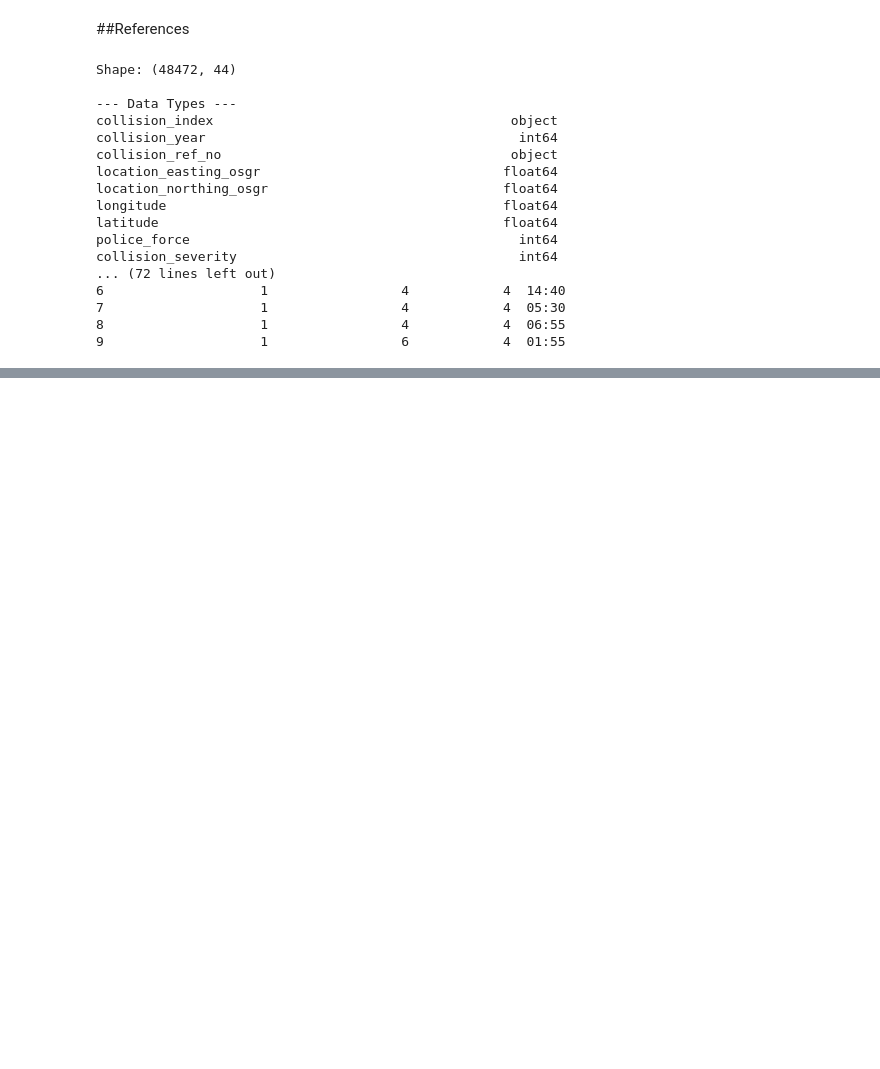
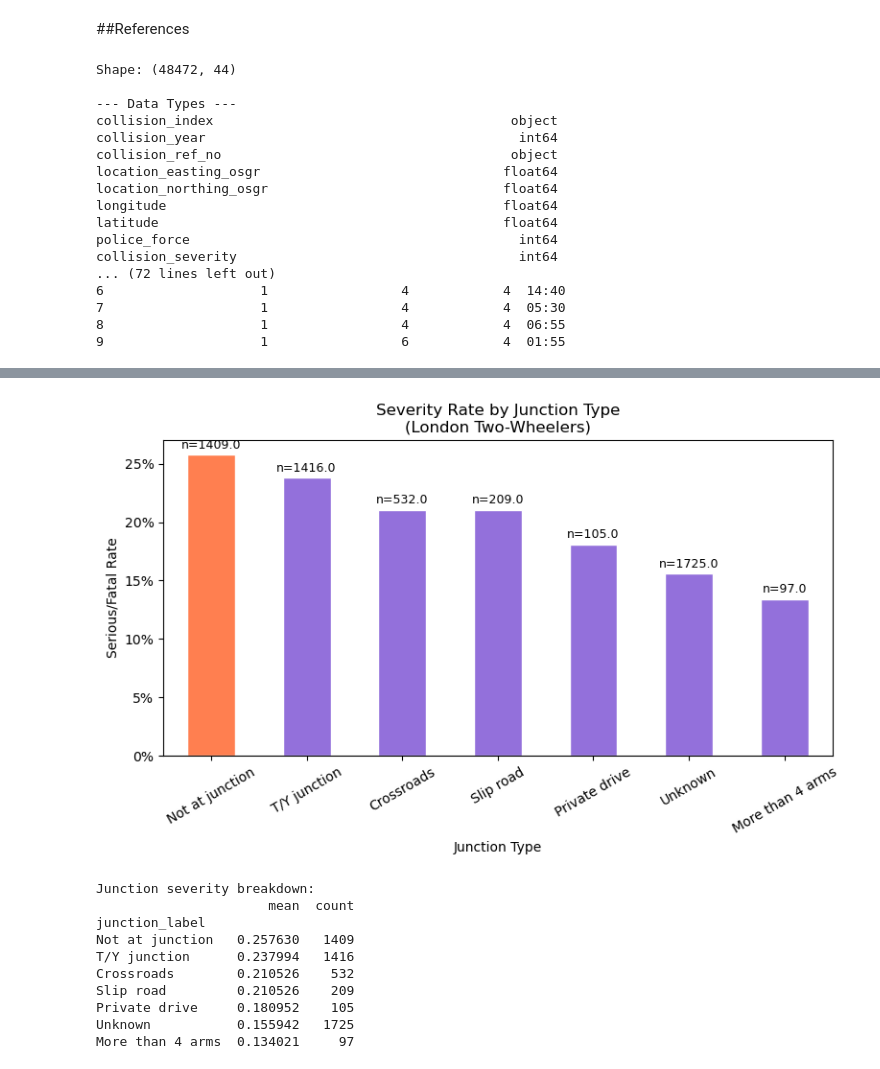
Before and after one commit to siyi-w/DSSS, a Jupyter notebook: as/as.ipynb, the cells around one changed output, grey strips where cells are left out. Saved outputs shown, nothing was run; the diff lists cells and outputs as text; code cells hidden in the pictures; blank space fills up the shorter version.

```diff
--- a/as/as.ipynb
+++ b/as/as.ipynb
@@ -109,7 +109,7 @@ collision_severity                                    int64
 
 # 4.1 Drop ID columns and irrelevant columns
 cols_to_drop = [
-    'collision_index', 'collision_ref_no',          # ID columns
+    'collision_ref_no',          # ID columns
     'location_easting_osgr', 'location_northing_osgr',  # redundant with lat/lon
     'local_authority_district', 'local_authority_ons_district',
     'local_authority_highway', 'local_authority_highway_current',
@@ -444,0 +274,16 @@ print(fi_df.sort_values('Importance', ascending=False).head())
+# %%
+# ============================================================
+# 12. Spatial Join: Add Land Use to Two-Wheeler Collisions
+# ============================================================
+import geopandas as gpd
+from shapely.geometry import Point
+
+# 12.1 Load OSM landuse shapefile from GitHub
+# Note: shp needs associated files (.dbf, .shx etc) - use raw URL
+landuse_url = "https://raw.githubusercontent.com/siyi-w/DSSS/main/as/landuse/gis_osm_landuse_a_free_1.shp"
+gdf_landuse = gpd.read_file(landuse_url)
+
+print("Landuse CRS:", gdf_landuse.crs)
+print("Landuse shape:", gdf_landuse.shape)
+print("\nLand use types:")
+print(gdf_landuse['fclass'].value_counts().head(15))
@@ -444,0 +514,48 @@ print(fi_df.sort_values('Importance', ascending=False).head())
+# %%
+# Updated junction_detail mapping for 2025 dataset
+junction_map_new = {
+    -1: 'Unknown',
+    0:  'Not at junction',
+    13: 'T/Y junction',
+    16: 'Crossroads',
+    17: 'More than 4 arms',
+    18: 'Private drive',
+    19: 'Slip road'
+}
+
+df_model['junction_label'] = df_model['junction_detail'].map(junction_map_new).fillna('Other')
+
+# Replot junction severity
+fig, ax = plt.subplots(figsize=(8, 5))
+junc_sev = df_model.groupby('junction_label')['severity_binary'].agg(['mean','count'])
+junc_sev = junc_sev[junc_sev['count'] >= 30].sort_values('mean', ascending=False)
+colors_j = ['coral' if m == junc_sev['mean'].max() else 'mediumpurple' for m in junc_sev['mean']]
+junc_sev['mean'].plot(kind='bar', ax=ax, color=colors_j, edgecolor='white')
+ax.set_title('Severity Rate by Junction Type\n(London Two-Wheelers)')
+ax.set_xlabel('Junction Type')
+ax.set_ylabel('Serious/Fatal Rate')
+ax.tick_params(axis='x', rotation=30)
+ax.yaxis.set_major_formatter(plt.FuncFormatter(lambda y, _: f'{y:.0%}'))
+
+# Add count labels on bars
+for i, (idx, row) in enumerate(junc_sev.iterrows()):
+    ax.text(i, row['mean'] + 0.003, f'n={row["count"]}',
+            ha='center', va='bottom', fontsize=9)
+
+plt.tight_layout()
+plt.show()
+
+print("\nJunction severity breakdown:")
+print(junc_sev)
+# %% [output]
+[figure, added]
+Junction severity breakdown:
+                      mean  count
+junction_label
+Not at junction   0.257630   1409
+T/Y junction      0.237994   1416
+Crossroads        0.210526    532
+Slip road         0.210526    209
+Private drive     0.180952    105
+Unknown           0.155942   1725
+More than 4 arms  0.134021     97
```
Also changed, not shown: parts of 16 cells of this notebook.
